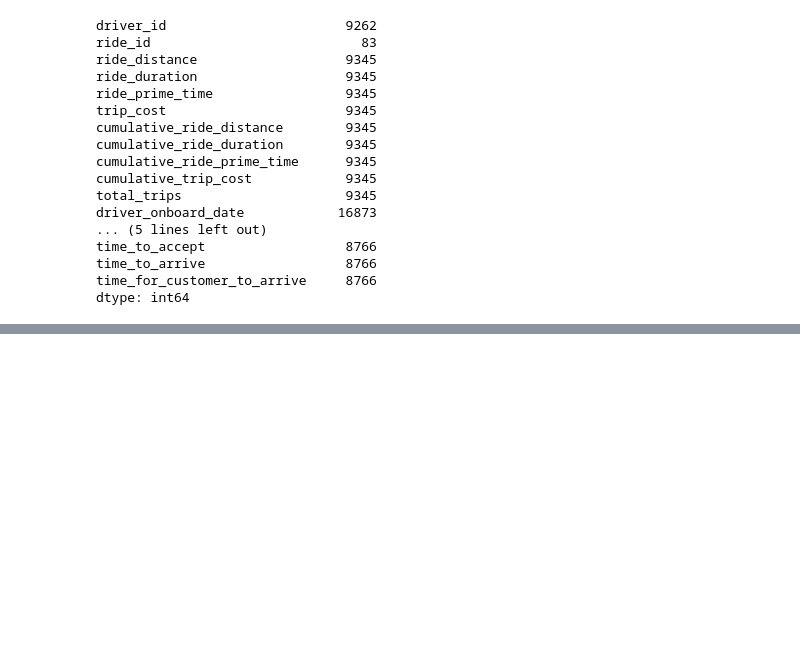
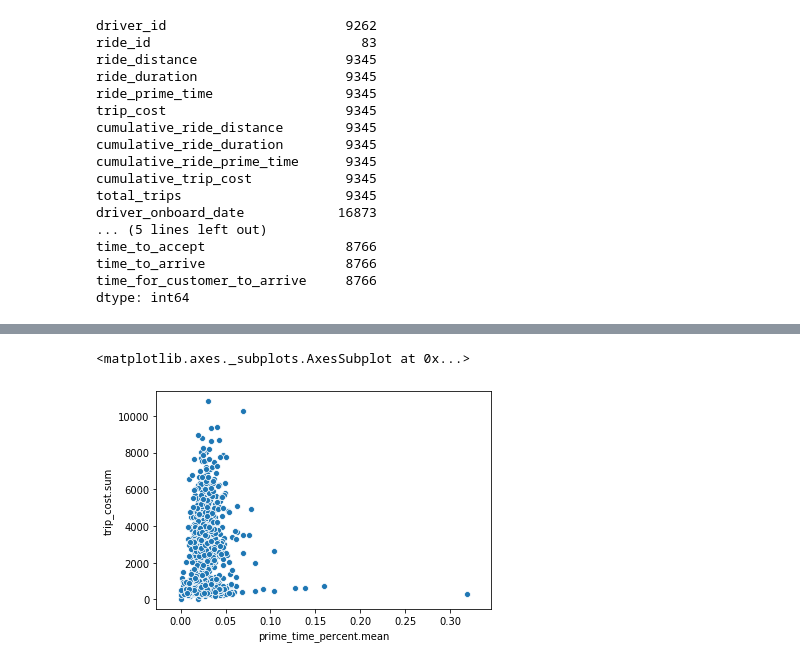
Before and after one commit to mancunian1792/lyft_data_challenge, a Jupyter notebook: data_exploration.ipynb, the cells around one changed output, grey strips where cells are left out. Saved outputs shown, nothing was run; the diff lists cells and outputs as text; code cells hidden in the pictures; blank space fills up the shorter version.

```diff
--- a/data_exploration.ipynb
+++ b/data_exploration.ipynb
@@ -136 +147,9 @@ len(no_onboard_date_drivers)
+# %%
+full_df["prime_time_percent"] = full_df["ride_prime_time"] / full_df["ride_duration"]
+# %%
+grouped_full = full_df.groupby('driver_id').agg({"mean", "median", "sum", "size"})
+# %%
+grouped_full.columns =grouped_full.columns.map('.'.join).str.strip('.')
+# %%
+grouped_full = grouped_full.reset_index(drop=False)
 # %%
@@ -146,0 +185,7 @@ Index(['driver_id', 'ride_id', 'ride_distance', 'ride_duration',
+# %%
+# Duration vs Price Model to figure out the outliers
+
+sns.scatterplot(data=grouped_full, x="prime_time_percent.mean", y="trip_cost.sum")
+# %% [output]
+<matplotlib.axes._subplots.AxesSubplot at 0x...>
+[figure, added]
```
Also changed, not shown: parts of 65 cells of this notebook.
